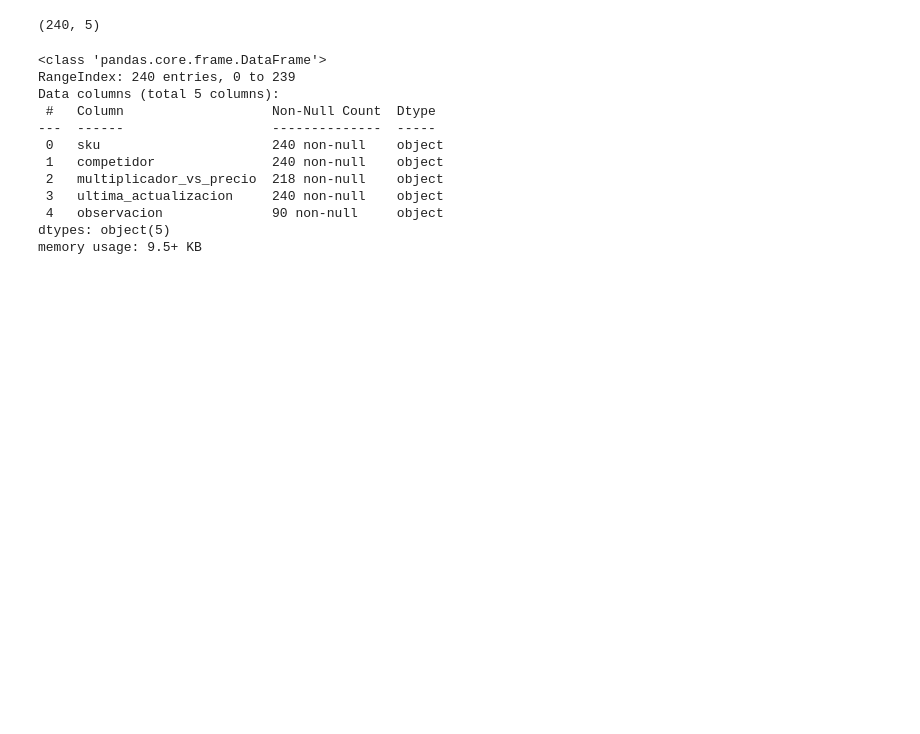
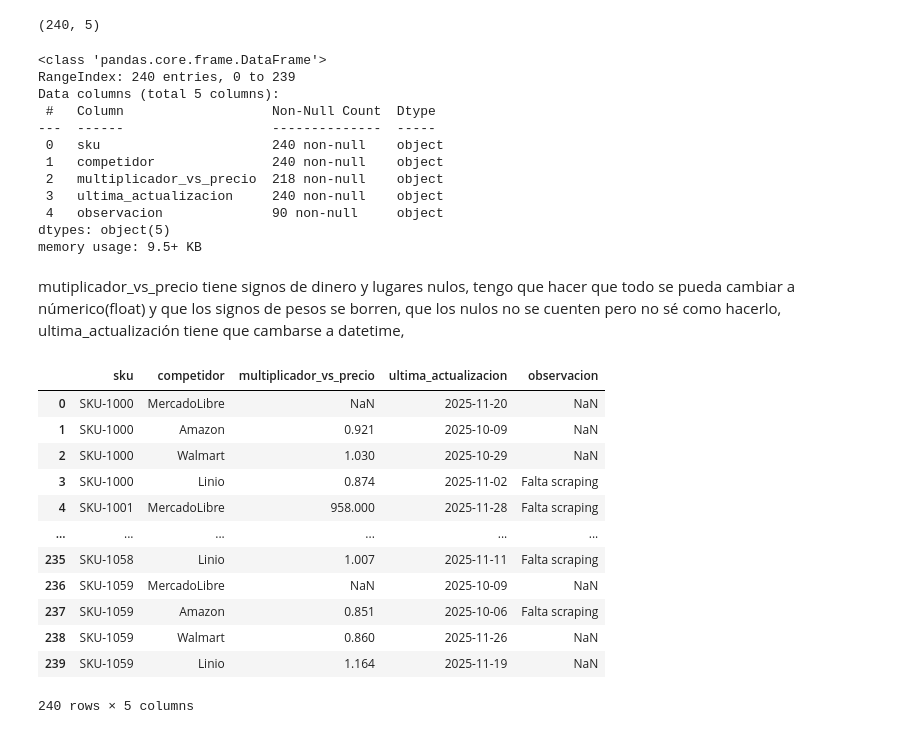
Before and after one commit to fttm-mdz/ANALISIS-PRECIOS-MARGENES-, a Jupyter notebook: notebooks/EDA.ipynb, the cells around one changed output. Saved outputs shown, nothing was run; the diff lists cells and outputs as text; code cells hidden in the pictures; blank space fills up the shorter version.

```diff
--- a/notebooks/EDA.ipynb
+++ b/notebooks/EDA.ipynb
@@ -246,3 +246,34 @@ Data columns (total 5 columns):
  4   observacion              90 non-null     object
 dtypes: object(5)
 memory usage: 9.5+ KB
+# %% [markdown]
+mutiplicador_vs_precio tiene signos de dinero y lugares nulos, tengo que hacer que todo se pueda cambiar a númerico(float) y que los signos de pesos se borren, que los nulos no se cuenten pero no sé como hacerlo, ultima_actualización tiene que cambarse a datetime,
+# %%
+df_competencia = competencia_df
+
+df_competencia["multiplicador_vs_precio"] = (
+    df_competencia["multiplicador_vs_precio"]
+    .astype(str)
+    .str.replace(r"[^\d.-]", "", regex=True)
+)
+
+df_competencia["multiplicador_vs_precio"] = pd.to_numeric(
+    df_competencia["multiplicador_vs_precio"],
+    errors="coerce"
+)
+
+df_competencia
+# %% [output]
+|  | sku | competidor | multiplicador_vs_precio | ultima_actualizacion | observacion |
+| 0 | SKU-1000 | MercadoLibre | NaN | 2025-11-20 | NaN |
+| 1 | SKU-1000 | Amazon | 0.921 | 2025-10-09 | NaN |
+| 2 | SKU-1000 | Walmart | 1.030 | 2025-10-29 | NaN |
+| 3 | SKU-1000 | Linio | 0.874 | 2025-11-02 | Falta scraping |
+| 4 | SKU-1001 | MercadoLibre | 958.000 | 2025-11-28 | Falta scraping |
+| ... | ... | ... | ... | ... | ... |
+| 235 | SKU-1058 | Linio | 1.007 | 2025-11-11 | Falta scraping |
+| 236 | SKU-1059 | MercadoLibre | NaN | 2025-10-09 | NaN |
+| 237 | SKU-1059 | Amazon | 0.851 | 2025-10-06 | Falta scraping |
+| 238 | SKU-1059 | Walmart | 0.860 | 2025-11-26 | NaN |
+| 239 | SKU-1059 | Linio | 1.164 | 2025-11-19 | NaN |
+240 rows × 5 columns
```
Also changed, not shown: parts of 2 cells of this notebook.
